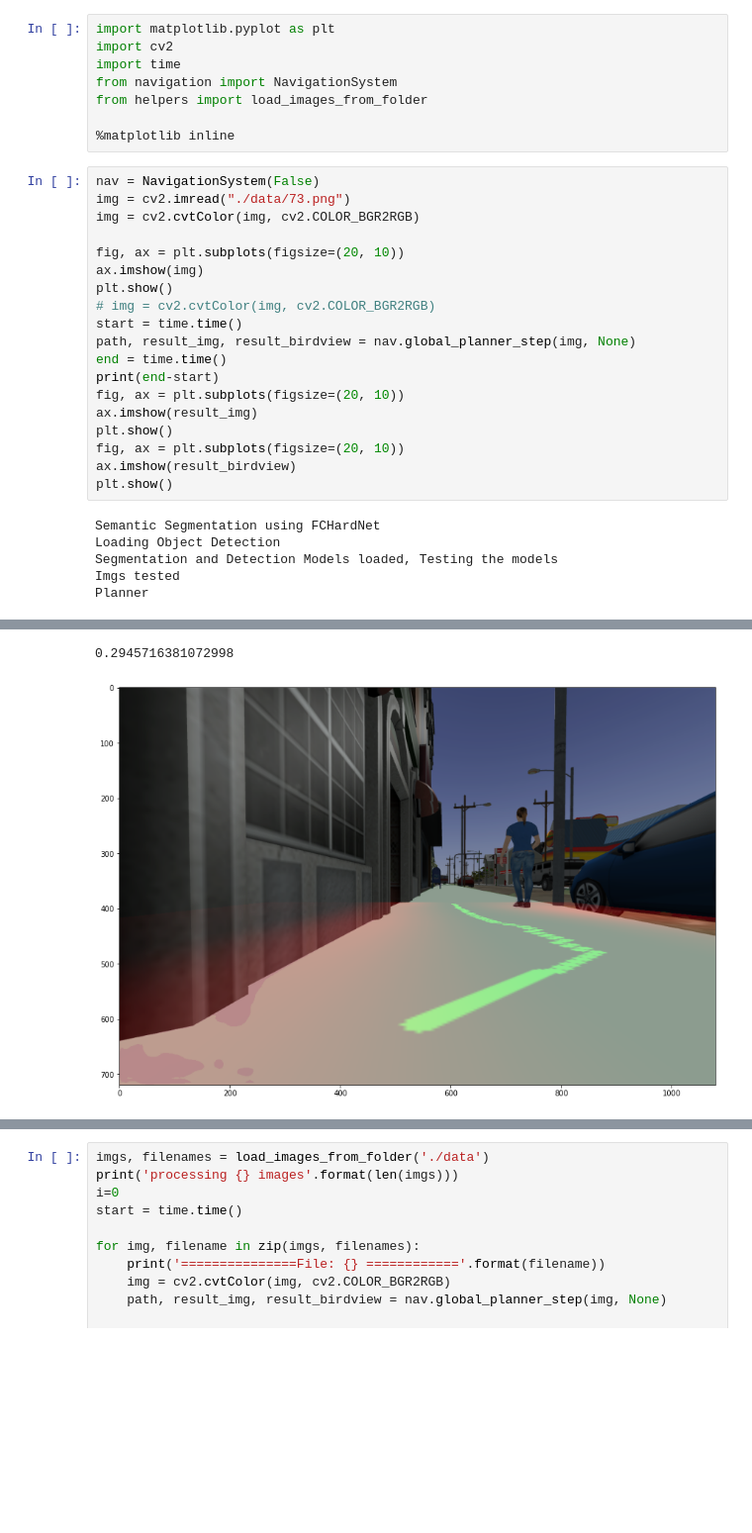
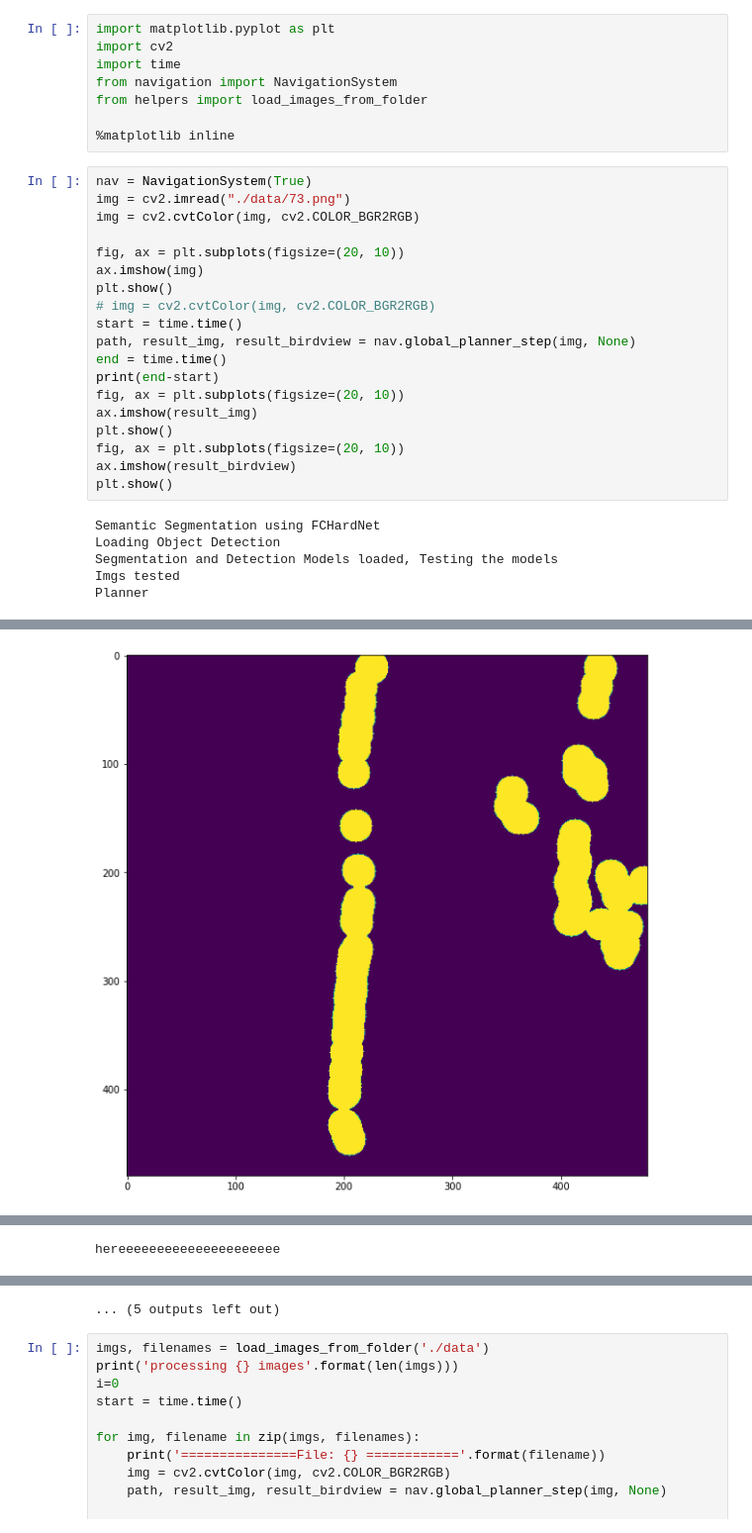
Before and after one commit to jdgalviss/autonomous_mobile_robot, a Jupyter notebook: dev_ws/src/vision/vision/navigation_class.ipynb, the cells around one changed output, grey strips where cells are left out. Shown at 99% size. Saved outputs shown, nothing was run; the diff lists cells and outputs as text; blank space fills up the shorter version.

Commit message:
feat: Adjust parameters and fix values given to lines and people for visualization

```diff
--- a/dev_ws/src/vision/vision/navigation_class.ipynb
+++ b/dev_ws/src/vision/vision/navigation_class.ipynb
@@ -7,30 +7,29 @@ from helpers import load_images_from_folder
 
 %matplotlib inline
 # %%
-nav = NavigationSystem(False)
+nav = NavigationSystem(True)
 img = cv2.imread("./data/73.png")
 img = cv2.cvtColor(img, cv2.COLOR_BGR2RGB)
 
 fig, ax = plt.subplots(figsize=(20, 10))
 ax.imshow(img)
 plt.show()
 # img = cv2.cvtColor(img, cv2.COLOR_BGR2RGB)
 start = time.time()
 path, result_img, result_birdview = nav.global_planner_step(img, None)
 end = time.time()
 print(end-start)
 fig, ax = plt.subplots(figsize=(20, 10))
 ax.imshow(result_img)
 plt.show()
 fig, ax = plt.subplots(figsize=(20, 10))
 ax.imshow(result_birdview)
 plt.show()
 # %% [output]
 Semantic Segmentation using FCHardNet
 Loading Object Detection
 Segmentation and Detection Models loaded, Testing the models
 Imgs tested
 Planner
 [figure]
-0.2945716381072998
-[figure, old version]
+[figure, new version]
@@ -37,0 +42 @@ Planner
+hereeeeeeeeeeeeeeeeeeeee
@@ -38,3 +45,4 @@ Planner
+... (5 outputs left out)
 # %%
 imgs, filenames = load_images_from_folder('./data')
 print('processing {} images'.format(len(imgs)))
```
Also changed, not shown: parts of 1 cell of this notebook, 5 other files.
